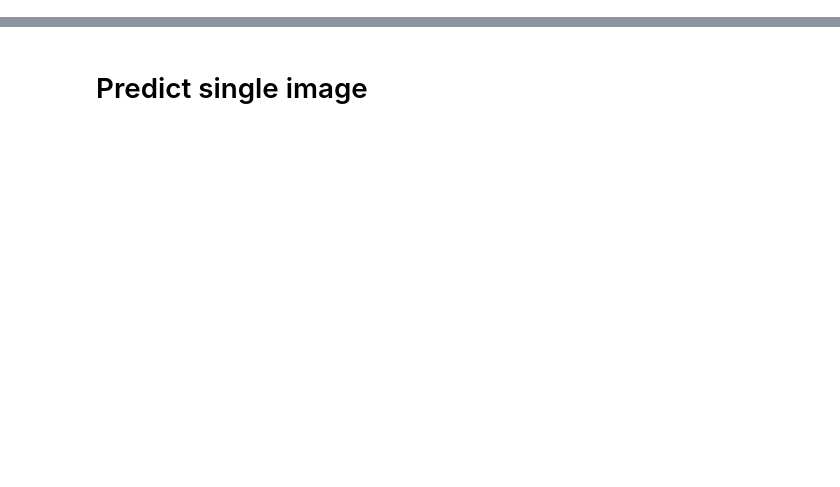
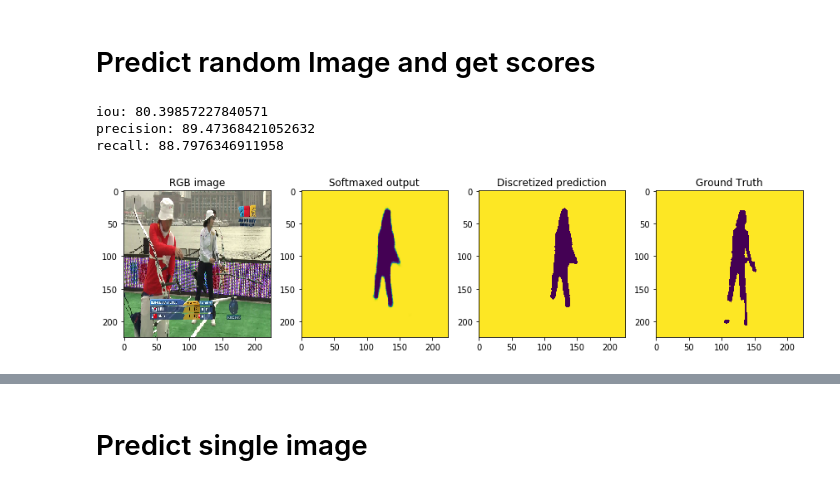
Before and after one commit to byFlowee/human-segmentation, a Jupyter notebook: SegNet.ipynb, the cells around one changed output, grey strips where cells are left out. Saved outputs shown, nothing was run; the diff lists cells and outputs as text; code cells hidden in the pictures; blank space fills up the shorter version.

```diff
--- a/SegNet.ipynb
+++ b/SegNet.ipynb
@@ -348,10 +352,14 @@ class UTPDataset(Dataset):
 
         self.img_extension = '_full.png'
         self.mask_extension = '_segmentation_full.png'
+        self.start_index = 0
+        self.end_index = 10000
 
     def __getitem__(self, index):
         if not isinstance(index, int):
             index = index.item()
+
+        index += self.start_index
         image_id = str(index).zfill(5)
         image_path = os.path.join(self.image_root_dir, image_id + self.img_extension)
         mask_path = os.path.join(self.image_root_dir, image_id + self.mask_extension)
@@ -368,6 +376,7 @@ class UTPDataset(Dataset):
 
     def load_image(self, path=None):
         raw_image = Image.open(path)
+        raw_image = raw_image.convert('RGB')
         raw_image = np.transpose(raw_image.resize((224, 224)), (2,1,0))
         imx_t = np.array(raw_image, dtype=np.float32)/255.0
 
@@ -375,6 +384,7 @@ class UTPDataset(Dataset):
 
     def load_mask(self, path=None):
         raw_image = Image.open(path)
+        raw_image = raw_image.convert('RGB')
         raw_image = raw_image.resize((224, 224))
         imx_t = np.array(raw_image)
         label_seg = np.zeros((2,224,224), dtype=np.int)
@@ -385,7 +395,7 @@ class UTPDataset(Dataset):
         return label_seg
 
     def __len__(self):
-        return 10000
+        return (len(os.listdir(self.image_root_dir)) // 2) - self.start_index - self.end_index
 
 #if __name__ == "__main__":
 #    dataset_test = UTPDataset('dataset/dataset')
@@ -400,9 +412,9 @@ NUM_INPUT_CHANNELS = 3
 NUM_OUTPUT_CHANNELS = 2
 
 NUM_EPOCHS = 100
-LEARNING_RATE = 0.0001
+LEARNING_RATE = 1e-5
 MOMENTUM = 0.8
-BATCH_SIZE = 16
+BATCH_SIZE = 8
 
 def train():
 
@@ -544,0 +529,67 @@ torch.Size([224, 224])
+# %% [markdown]
+# Predict random Image and get scores
+# %%
+model.eval()
+
+full_dataset = UTPDataset(img_dir='dataset/dataset')
+test_dataloader = DataLoader(full_dataset,
+                                  batch_size=BATCH_SIZE,
+                                  shuffle=True,
+                                  num_workers=6)
+
+dataiter = iter(test_dataloader)
+test = dataiter.next()
+
+image_id = 6
+
+image, mask = test['image'], test['mask']
+rgb = image[image_id]
+rgb.transpose_(0, 2)
+
+fig = plt.figure(figsize=(12,12))
+
+fig.add_subplot(1,4,1).title.set_text('RGB image')
+plt.imshow(rgb)
+
+image = image.cuda()
+
+output = model(image)
+
+prediction = output[1].cpu()
+
+prediction = prediction.data.numpy()[image_id][0]
+mask = mask.data.numpy()[image_id][0]
+
+fig.add_subplot(1,4,2).title.set_text('Softmaxed output')
+plt.imshow(prediction)
+
+prediction = (prediction > 0.8).astype(int)
+
+fig.add_subplot(1,4,3).title.set_text('Discretized prediction')
+plt.imshow(prediction)
+
+fig.add_subplot(1,4,4).title.set_text('Ground Truth')
+plt.imshow(mask)
+
+fig.tight_layout()
+
+#assert(False)
+prediction = 1 - prediction
+mask = 1 - mask
+
+intersection = np.logical_and(prediction, mask)
+union = np.logical_or(prediction, mask)
+iou_score = np.sum(intersection) / np.sum(union)
+
+print('iou: {}'.format(100*iou_score))
+
+precision = np.sum(intersection) / np.sum(prediction)
+recall = np.sum(intersection) / np.sum(mask)
+
+print('precision: {}'.format(100*precision))
+print('recall: {}'.format(100*recall))
+# %% [output]
+iou: 80.39857227840571
+precision: 89.47368421052632
+recall: 88.7976346911958
+[figure, added]
```
Also changed, not shown: parts of 16 cells of this notebook, 1 other file.
